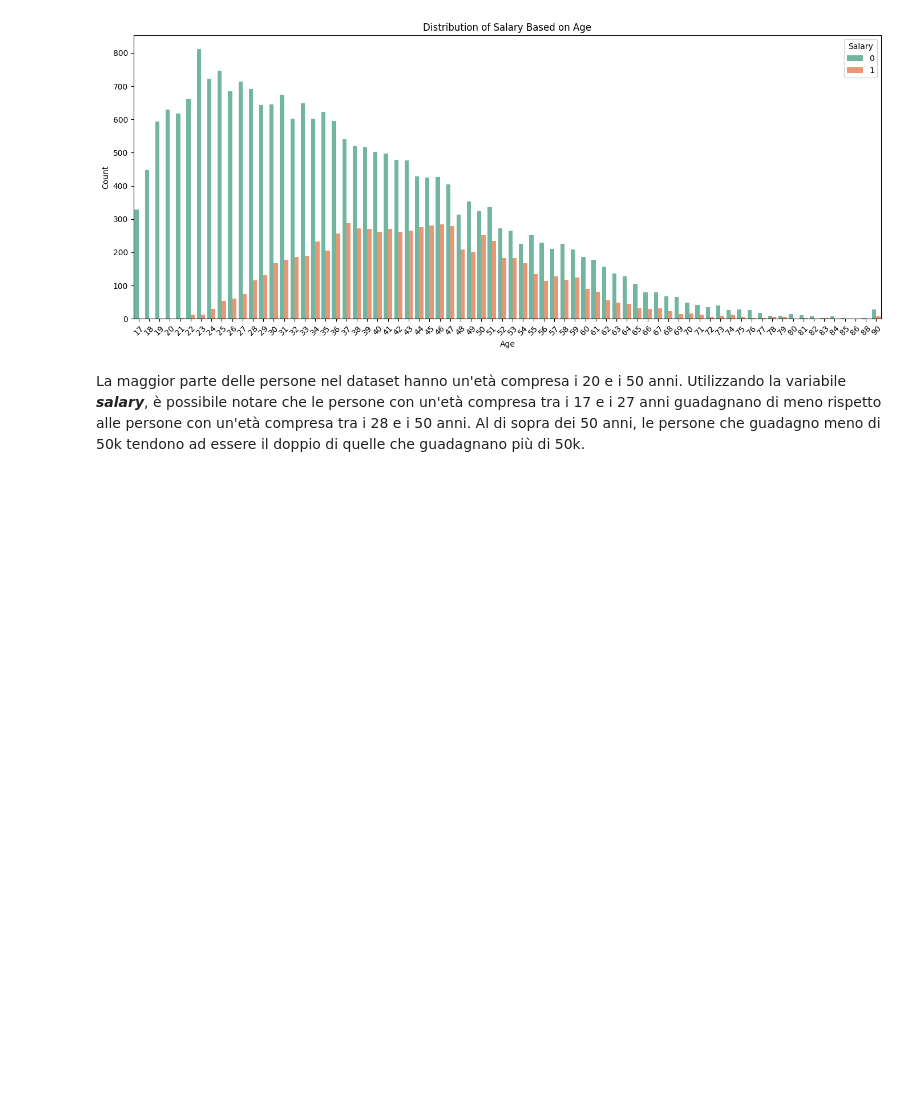
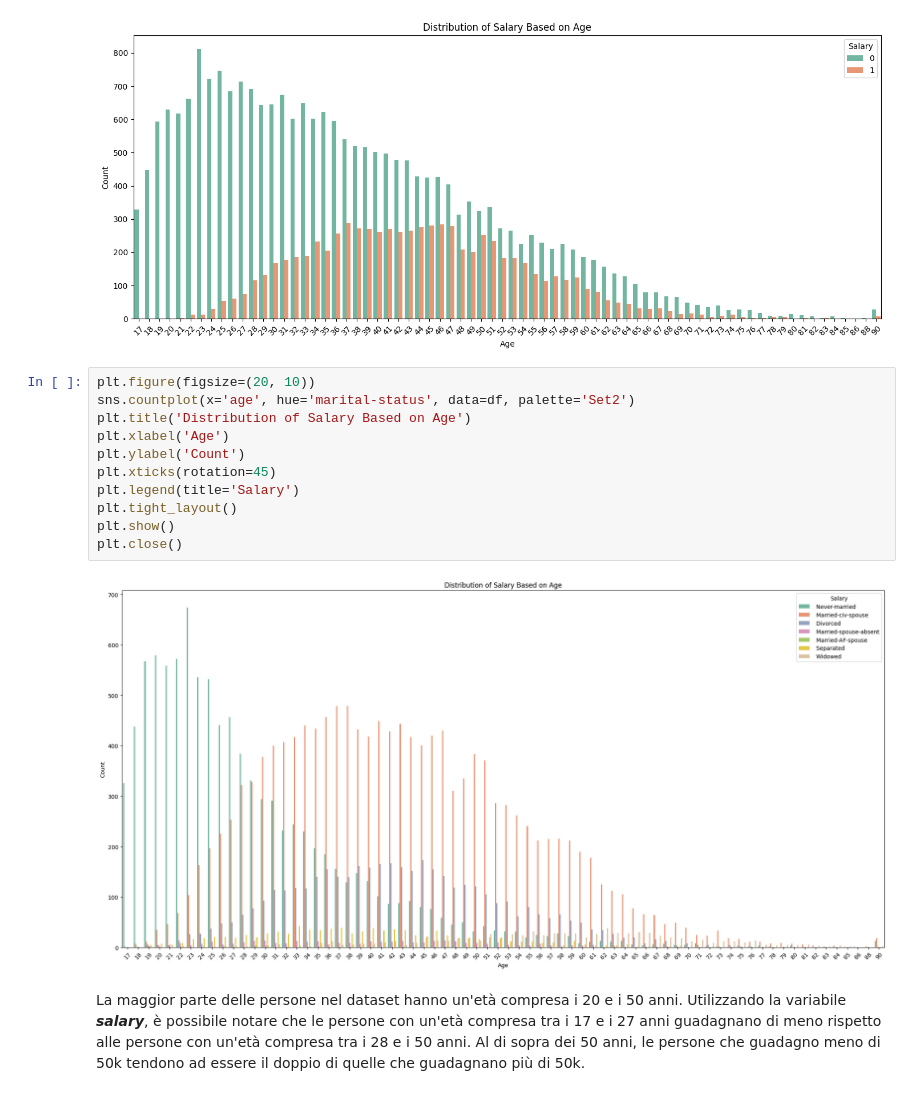
Before and after one commit to vale-p-i/SalaryPrediction, a Jupyter notebook: SalaryPrediction.ipynb, the cells around one changed output. Cells and saved outputs as stored; diff of their text form; blank space fills up the shorter version.

```diff
--- a/SalaryPrediction.ipynb
+++ b/SalaryPrediction.ipynb
@@ -242,6 +241,19 @@ plt.show()
 plt.close()
 # %% [output]
 [figure]
+# %%
+plt.figure(figsize=(20, 10))
+sns.countplot(x='age', hue='marital-status', data=df, palette='Set2')
+plt.title('Distribution of Salary Based on Age')
+plt.xlabel('Age')
+plt.ylabel('Count')
+plt.xticks(rotation=45)
+plt.legend(title='Salary')
+plt.tight_layout()
+plt.show()
+plt.close()
+# %% [output]
+[figure, added]
 # %% [markdown]
 La maggior parte delle persone nel dataset hanno un'età compresa i 20 e i 50 anni. Utilizzando la variabile ***salary***, è possibile notare che le persone con un'età compresa tra i 17 e i 27 anni guadagnano di meno rispetto alle persone con un'età compresa tra i 28 e i 50 anni. Al di sopra dei 50 anni, le persone che guadagno meno di 50k tendono ad essere il doppio di quelle che guadagnano più di 50k.
 # %% [markdown]
```
Also changed, not shown: parts of 153 cells of this notebook.
